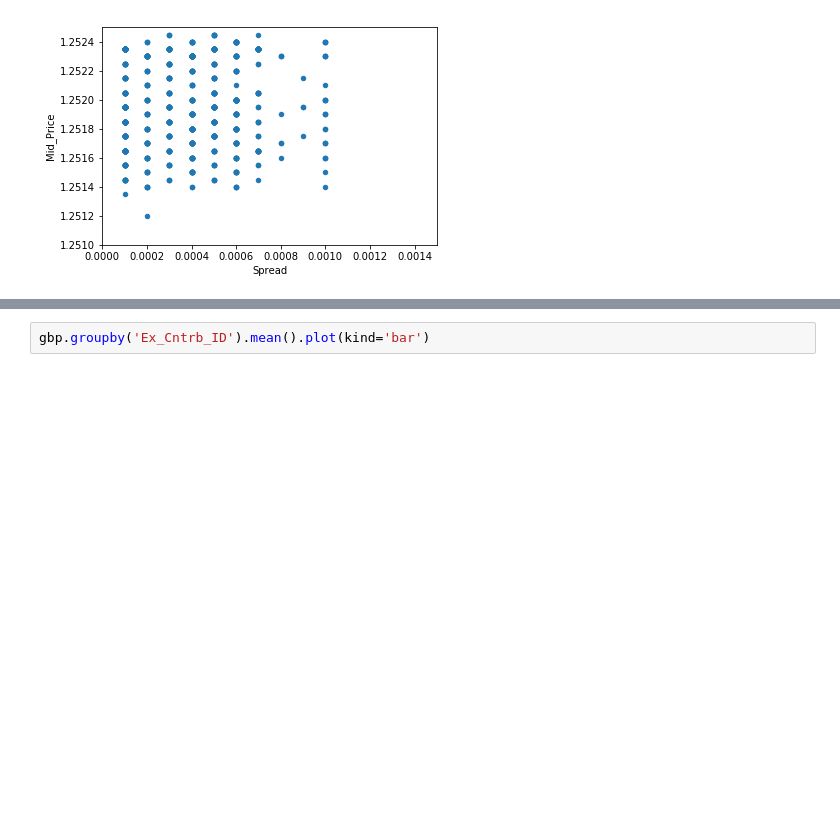
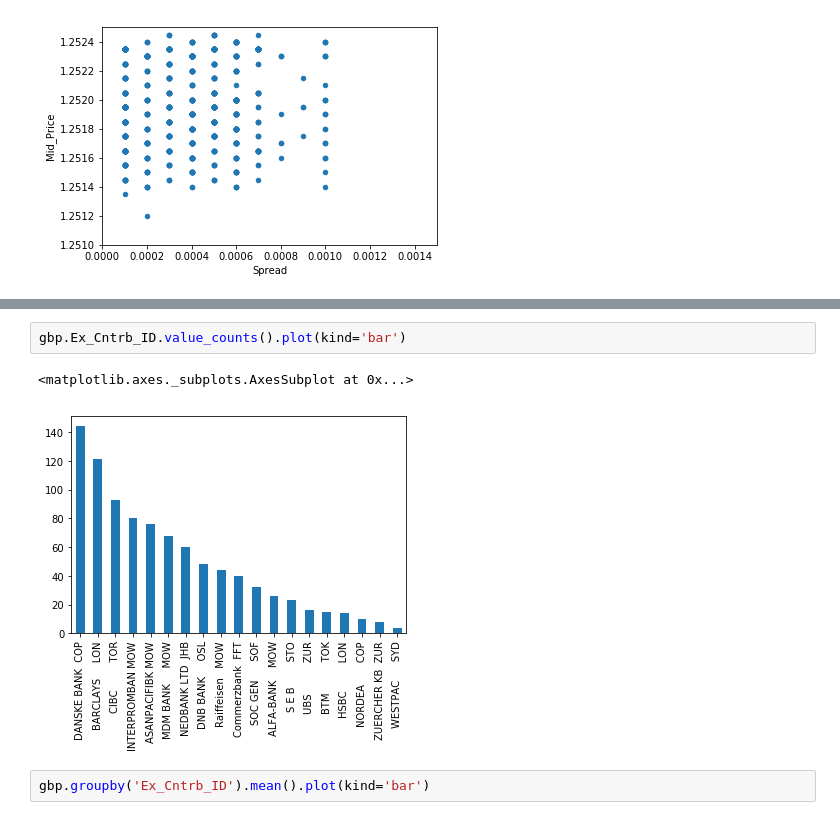
Before and after one commit to Narissa-Sh/test-repo, a Jupyter notebook: GBP_8hrs-checkpoint.ipynb, the cells around one changed output, grey strips where cells are left out. Drawn from its saved outputs; the diff is of its cells as text; blank space fills up the shorter version.

```diff
--- a/GBP_8hrs-checkpoint.ipynb
+++ b/GBP_8hrs-checkpoint.ipynb
@@ -102,3 +144,8 @@ gbp.plot(kind='scatter', x='Spread', y='Mid_Price',
+# %%
+gbp.Ex_Cntrb_ID.value_counts().plot(kind='bar')
+# %% [output]
+<matplotlib.axes._subplots.AxesSubplot at 0x...>
+[figure, added]
 # %%
 gbp.groupby('Ex_Cntrb_ID').mean().plot(kind='bar')
 # %% [output]
```
Also changed, not shown: parts of 4 cells of this notebook.
